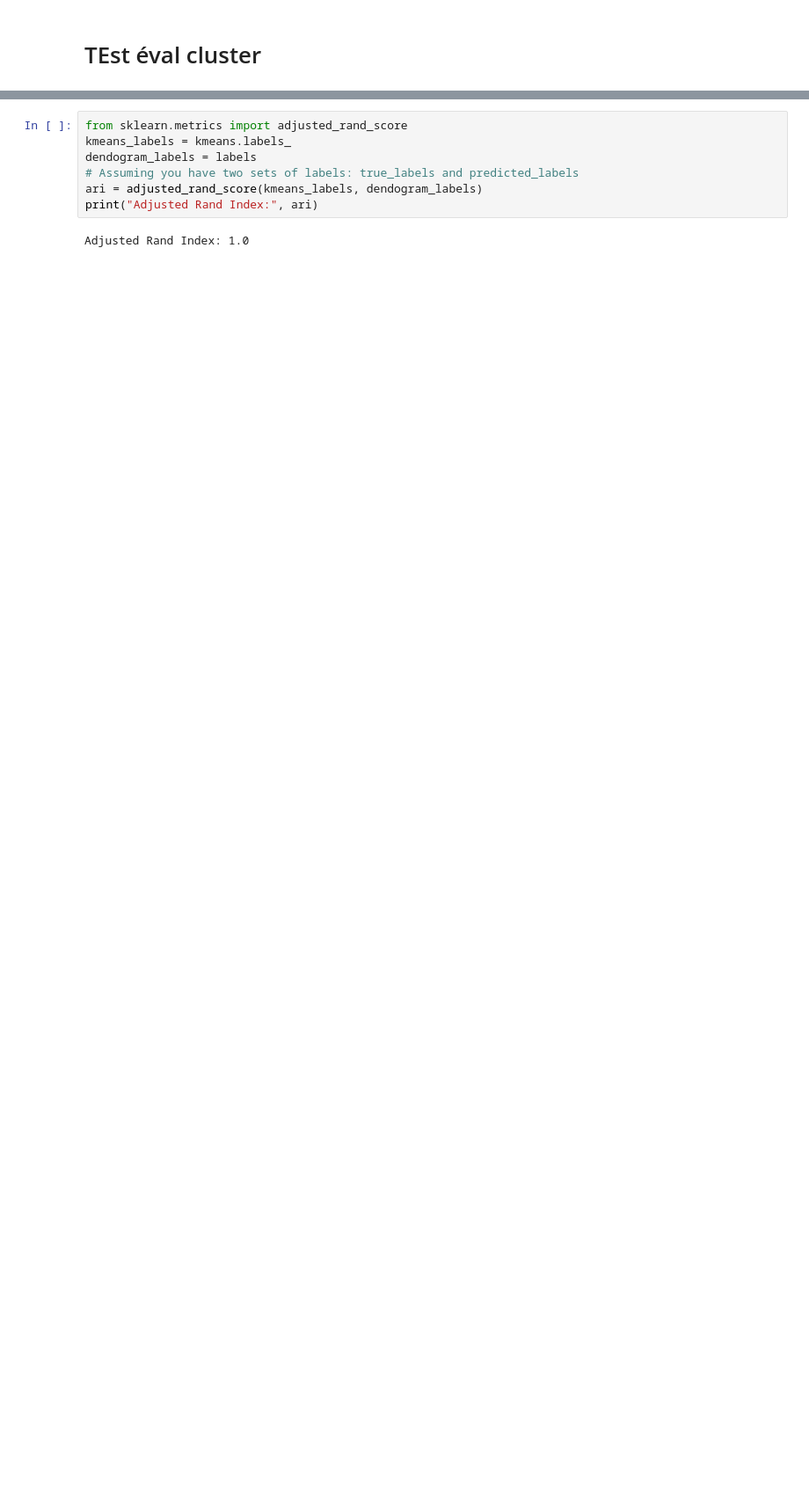
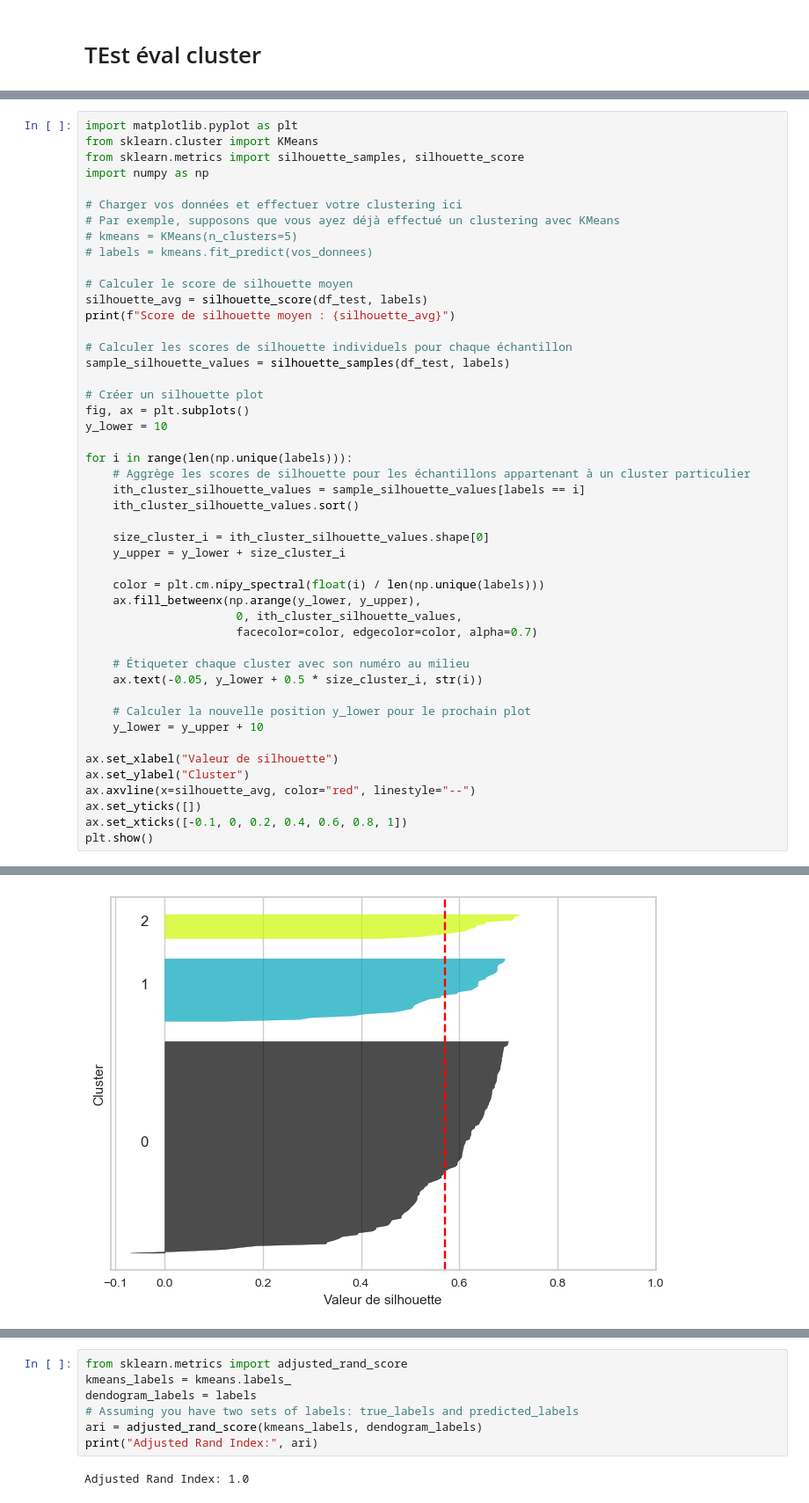
Before and after one commit to AntoineJBQ/Projet-9---Produisez-une--etude-de-marche--avec-Python, a Jupyter notebook: NOTEBOOK/clustering_visualisations.ipynb, the cells around one changed output, grey strips where cells are left out. Shown at 88% size. Saved outputs shown, nothing was run; the diff lists cells and outputs as text; blank space fills up the shorter version.

```diff
--- a/NOTEBOOK/clustering_visualisations.ipynb
+++ b/NOTEBOOK/clustering_visualisations.ipynb
@@ -612,0 +427,48 @@ plt.show()
+# %%
+import matplotlib.pyplot as plt
+from sklearn.cluster import KMeans
+from sklearn.metrics import silhouette_samples, silhouette_score
+import numpy as np
+
+# Charger vos données et effectuer votre clustering ici
+# Par exemple, supposons que vous ayez déjà effectué un clustering avec KMeans
+# kmeans = KMeans(n_clusters=5)
+# labels = kmeans.fit_predict(vos_donnees)
+
+# Calculer le score de silhouette moyen
+silhouette_avg = silhouette_score(df_test, labels)
+print(f"Score de silhouette moyen : {silhouette_avg}")
+
+# Calculer les scores de silhouette individuels pour chaque échantillon
+sample_silhouette_values = silhouette_samples(df_test, labels)
+
+# Créer un silhouette plot
+fig, ax = plt.subplots()
+y_lower = 10
+
+for i in range(len(np.unique(labels))):
+    # Aggrège les scores de silhouette pour les échantillons appartenant à un cluster particulier
+    ith_cluster_silhouette_values = sample_silhouette_values[labels == i]
+    ith_cluster_silhouette_values.sort()
+
+    size_cluster_i = ith_cluster_silhouette_values.shape[0]
+    y_upper = y_lower + size_cluster_i
+
+    color = plt.cm.nipy_spectral(float(i) / len(np.unique(labels)))
+    ax.fill_betweenx(np.arange(y_lower, y_upper),
+                      0, ith_cluster_silhouette_values,
+                      facecolor=color, edgecolor=color, alpha=0.7)
+
+    # Étiqueter chaque cluster avec son numéro au milieu
+    ax.text(-0.05, y_lower + 0.5 * size_cluster_i, str(i))
+
+    # Calculer la nouvelle position y_lower pour le prochain plot
+    y_lower = y_upper + 10
+
+ax.set_xlabel("Valeur de silhouette")
+ax.set_ylabel("Cluster")
+ax.axvline(x=silhouette_avg, color="red", linestyle="--")
+ax.set_yticks([])
+ax.set_xticks([-0.1, 0, 0.2, 0.4, 0.6, 0.8, 1])
+plt.show()
+# %% [output]
@@ -612,0 +476 @@ plt.show()
+[figure, added]
```
Also changed, not shown: parts of 123 cells of this notebook.
